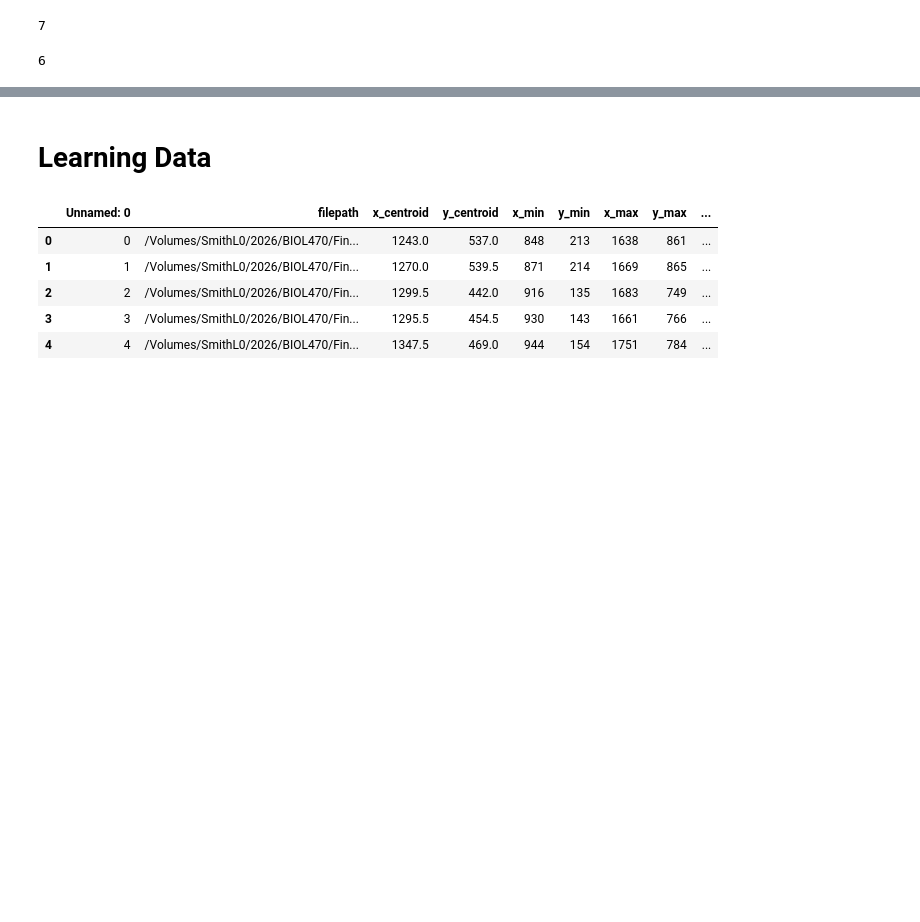
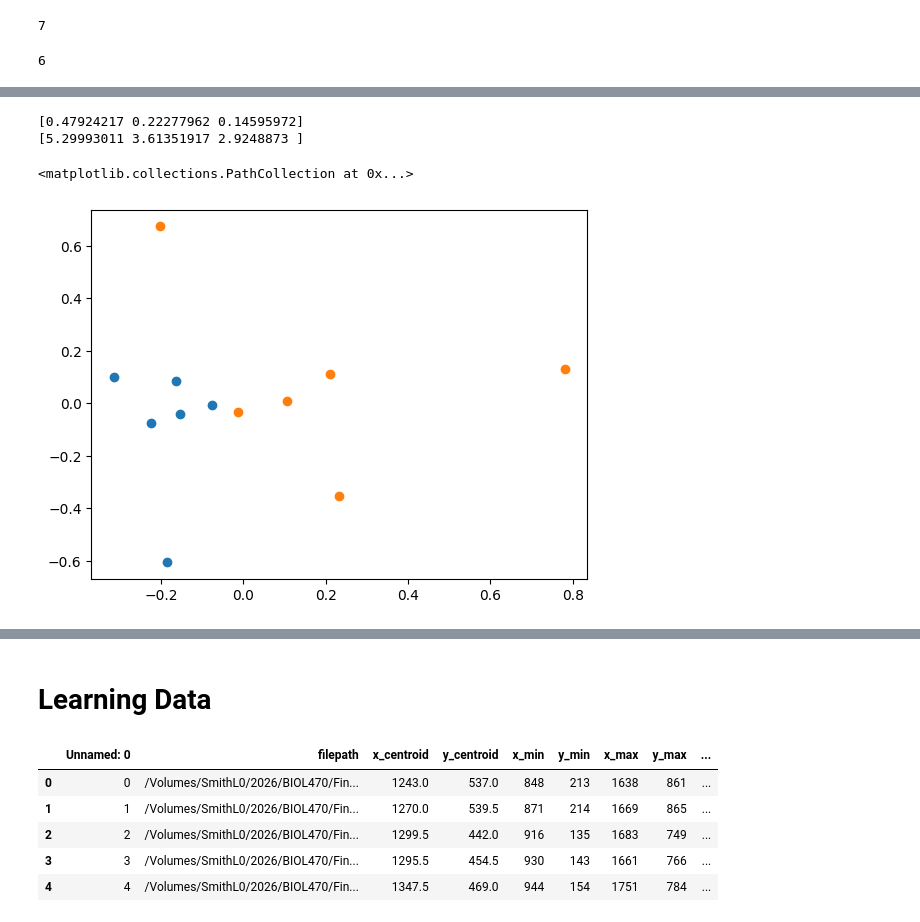
Before and after one commit to mattsmiths/biol470, a Jupyter notebook: final_project/FinalProject_Analysis_3.ipynb, the cells around one changed output, grey strips where cells are left out. Saved outputs shown, nothing was run; the diff lists cells and outputs as text; code cells hidden in the pictures; blank space fills up the shorter version.

```diff
--- a/final_project/FinalProject_Analysis_3.ipynb
+++ b/final_project/FinalProject_Analysis_3.ipynb
@@ -986,3 +973,31 @@ len(nmat)
+# %%
+import numpy as np
+from sklearn.decomposition import PCA
+pca = PCA(n_components=3)
+# %%
+mm2 = np.zeros((7,12))
+
+for ind,ele in enumerate(mm[:,0]):
+  for ee in range(0,7):
+    if str(mm[ind,ee]) == 'nan':
+      mm2[ee,ind] = np.nanmean(mm[:,ee])
+    else:
+      mm2[ee,ind] = mm[ind,ee]
+
+  #mm2[ind,:] = ele
+# %%
+pca.fit(mm2)
+print(pca.explained_variance_ratio_)
+print(pca.singular_values_)
+# %% [output]
+[0.47924217 0.22277962 0.14595972]
+[5.29993011 3.61351917 2.9248873 ]
+# %%
+plt.scatter(pca.components_[1][:6],pca.components_[2][:6])
+plt.scatter(pca.components_[1][6:],pca.components_[2][6:])
+# %% [output]
+<matplotlib.collections.PathCollection at 0x...>
+[figure, added]
 # %%
 np.nanmean(allStore['nicotine_bee_2']['Circle'])
 np.nanmean(allStore['nicotine_bee_2']['Opto_Fwd'])
```
Also changed, not shown: parts of 13 cells of this notebook.
